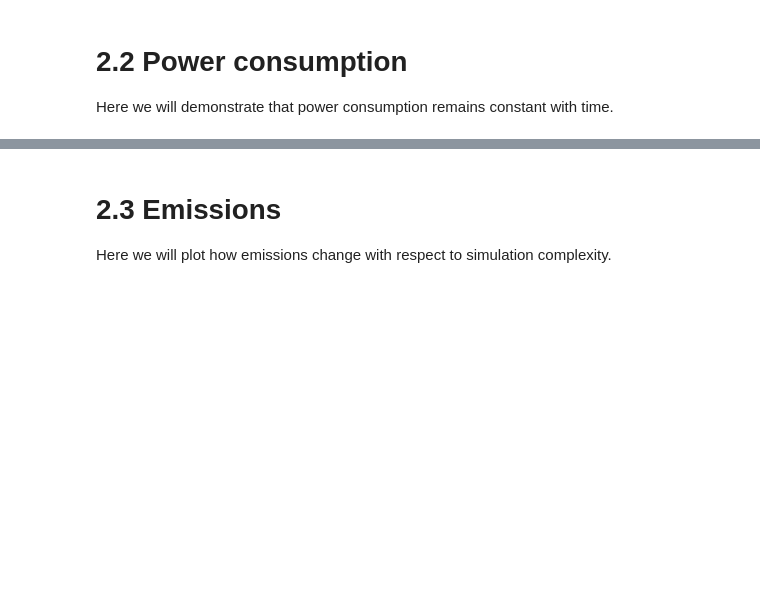
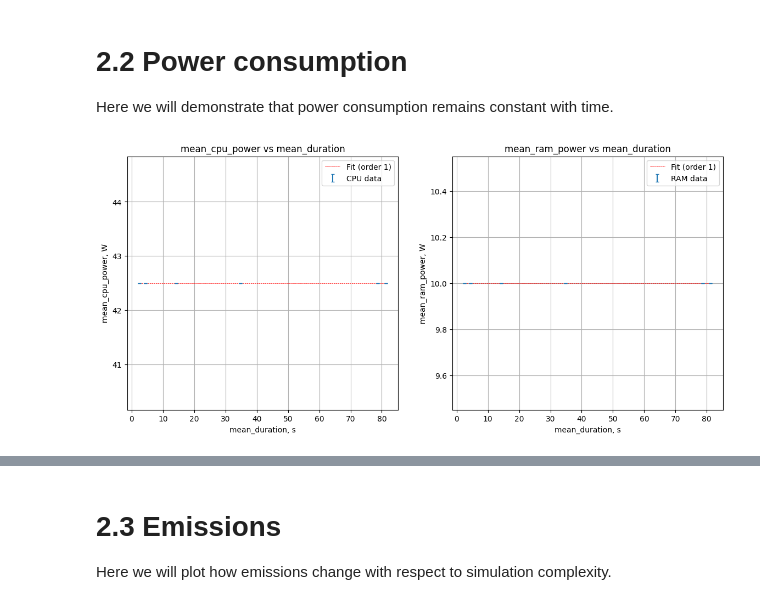
Before and after one commit to rosieschiffmann/Neutron-Transport-Simulation, a Jupyter notebook: emission_tracking.ipynb, the cells around one changed output, grey strips where cells are left out. Saved outputs shown, nothing was run; the diff lists cells and outputs as text; code cells hidden in the pictures; blank space fills up the shorter version.

```diff
--- a/emission_tracking.ipynb
+++ b/emission_tracking.ipynb
@@ -128,3 +178,9 @@ for i in range(2):
 # 2.2 Power consumption
 
 Here we will demonstrate that power consumption remains constant with time.
+# %%
+CPU_vs_RAM_plotting("mean_duration", "duration_err",
+         "mean_cpu_power", "cpu_power_err",
+         "mean_ram_power", "ram_power_err", True, 1)
+# %% [output]
+[figure, added]
```
Also changed, not shown: parts of 12 cells of this notebook.
